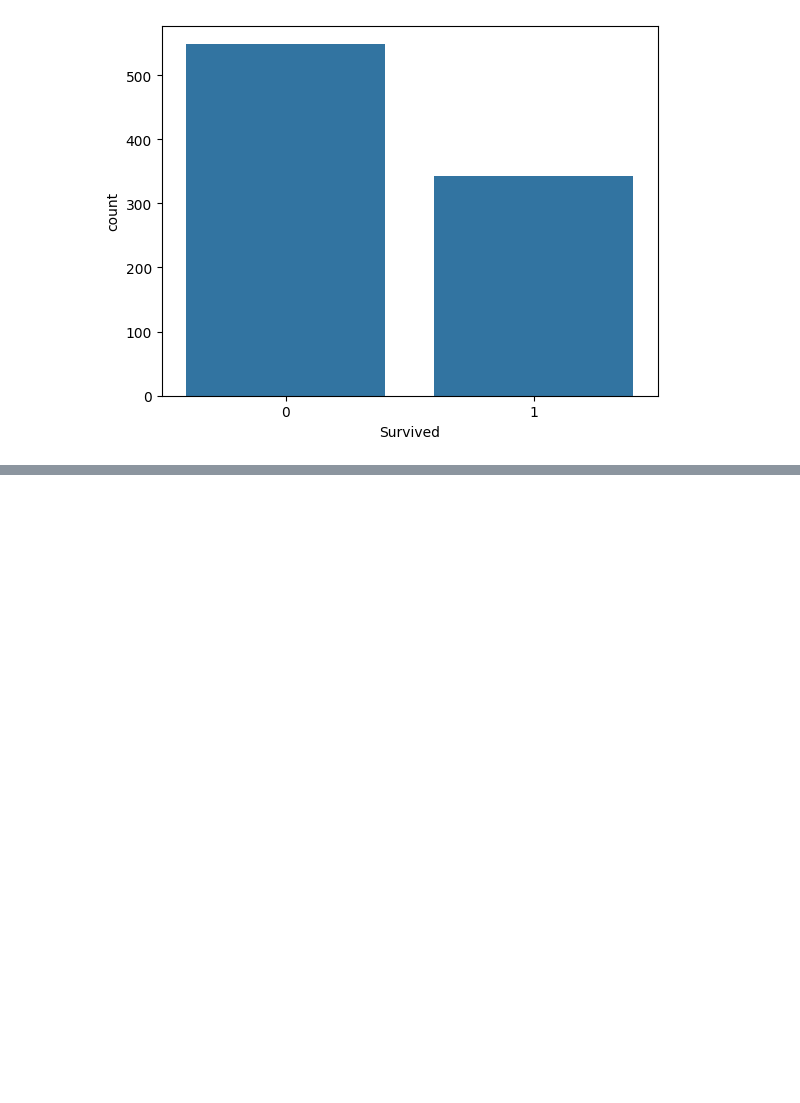
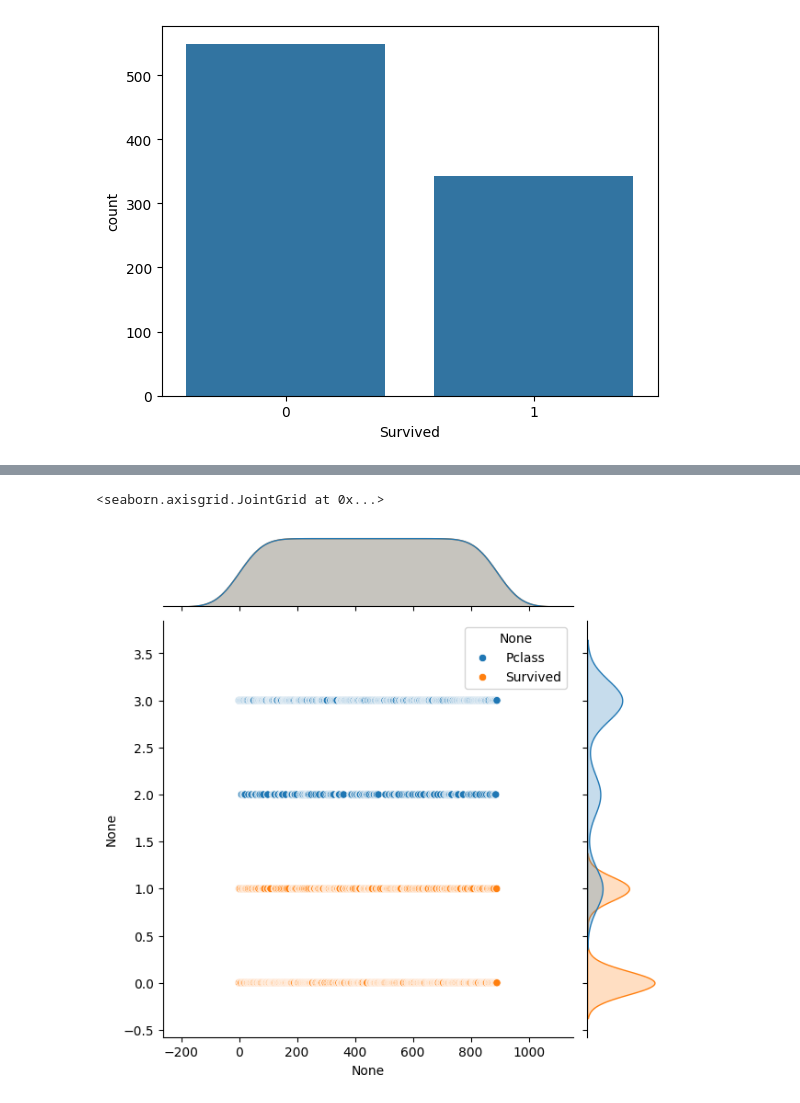
Before and after one commit to MUHAMMEDQULIYEV/Machine_Learning, a Jupyter notebook: Titanic/model.ipynb, the cells around one changed output, grey strips where cells are left out. Cells and saved outputs as stored; diff of their text form; code cells hidden in the pictures; blank space fills up the shorter version.

```diff
--- a/Titanic/model.ipynb
+++ b/Titanic/model.ipynb
@@ -293,0 +400,5 @@ sns.countplot(train,x='Survived')
+# %%
+sns.jointplot(train[['Pclass','Survived']],)
+# %% [output]
+<seaborn.axisgrid.JointGrid at 0x...>
+[figure, added]
```
Also changed, not shown: parts of 23 cells of this notebook.
